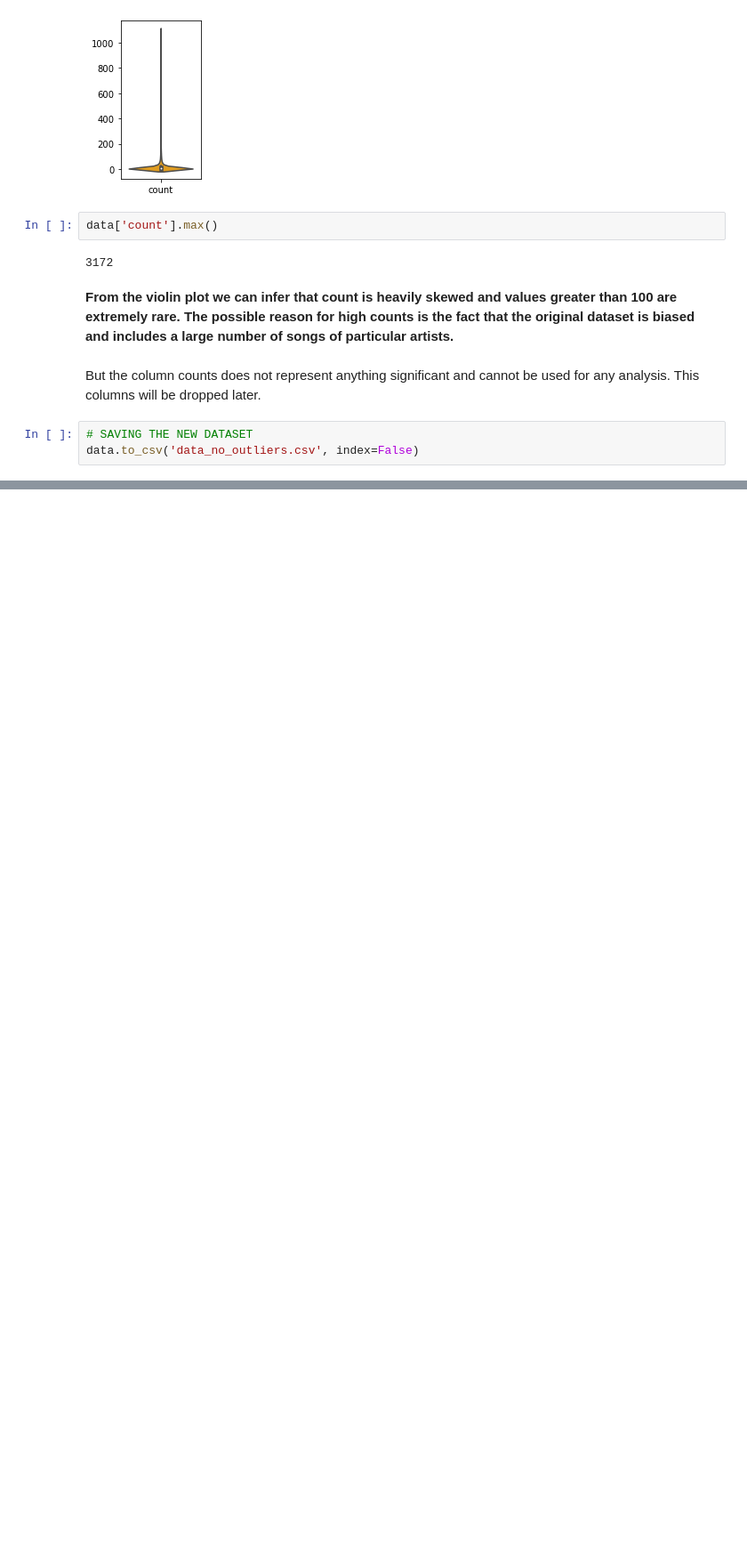
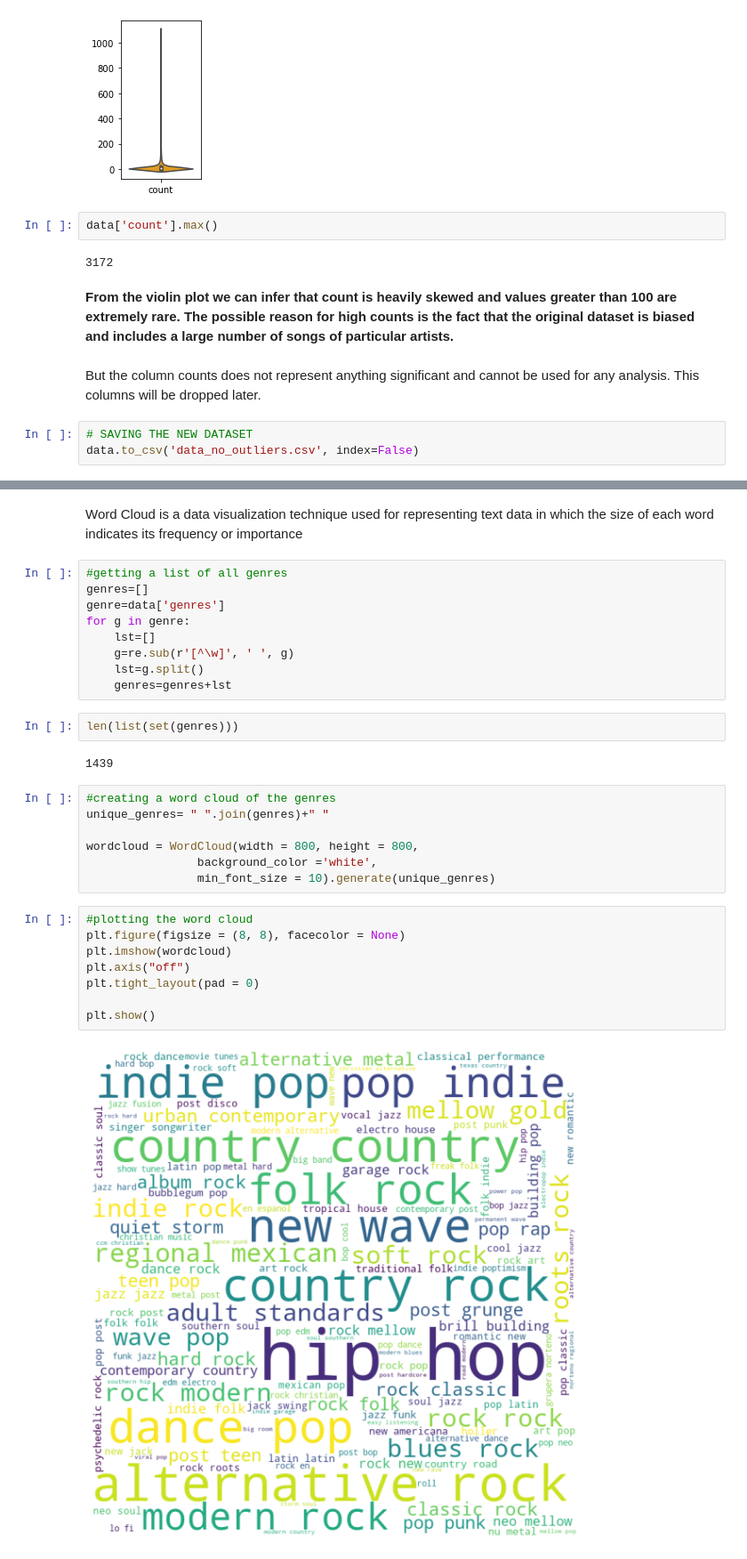
Before and after one commit to swarupa29/Data-science-project-Song-Genre, a Jupyter notebook: Visualisation.ipynb, the cells around one changed output, grey strips where cells are left out. Shown at 89% size. Saved outputs shown, nothing was run; the diff lists cells and outputs as text; blank space fills up the shorter version.

Commit message:
added word clouds

```diff
--- a/Visualisation.ipynb
+++ b/Visualisation.ipynb
@@ -216,0 +222,32 @@ data.to_csv('data_no_outliers.csv', index=False)
+# %% [markdown]
+Word Cloud is a data visualization technique used for representing text data in which the size of each word indicates its frequency or importance
+# %%
+#getting a list of all genres
+genres=[]
+genre=data['genres']
+for g in genre:
+    lst=[]
+    g=re.sub(r'[^\w]', ' ', g)
+    lst=g.split()
+    genres=genres+lst
+# %%
+len(list(set(genres)))
+# %% [output]
+1439
+# %%
+#creating a word cloud of the genres
+unique_genres= " ".join(genres)+" "
+
+wordcloud = WordCloud(width = 800, height = 800,
+                background_color ='white',
+                min_font_size = 10).generate(unique_genres)
+# %%
+#plotting the word cloud
+plt.figure(figsize = (8, 8), facecolor = None)
+plt.imshow(wordcloud)
+plt.axis("off")
+plt.tight_layout(pad = 0)
+
+plt.show()
+# %% [output]
+[figure, added]
```
Also changed, not shown: parts of 5 cells of this notebook.
